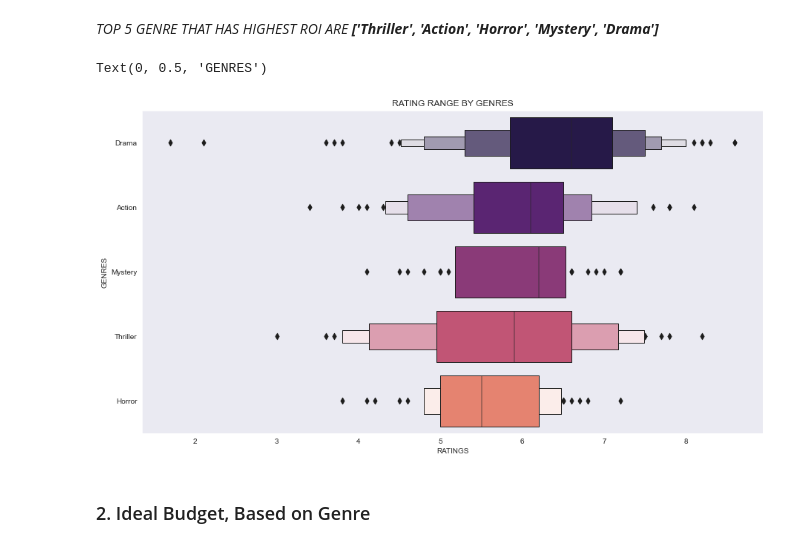
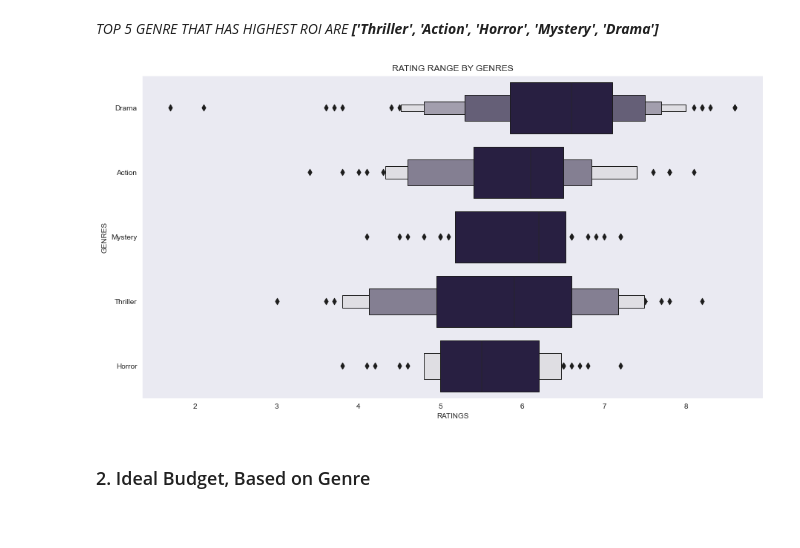
Before and after one commit to avithekkc/P1-moive-data-analysis, a Jupyter notebook: data-visualization.ipynb, the cells around one changed output. Saved outputs shown, nothing was run; the diff lists cells and outputs as text; code cells hidden in the pictures.

```diff
--- a/data-visualization.ipynb
+++ b/data-visualization.ipynb
@@ -218,14 +216,13 @@ for i, r in df.iterrows():
 df_ratings = pd.DataFrame({'genre':genre_,'rating':rating_})
 # %%
 plt.subplots(figsize=(15,8))
-sns.boxenplot(data=df_ratings,x=df_ratings['rating'],y=df_ratings['genre'])
+sns.boxenplot(data=df_ratings,x=df_ratings['rating'],y=df_ratings['genre'],color='#261947')
 plt.title("RATING RANGE BY GENRES")
 plt.xlabel('RATINGS')
 plt.ylabel('GENRES')
 #plt.savefig('images/rating_genre.jpg')
 # %% [output]
-Text(0, 0.5, 'GENRES')
-[figure, old version]
+[figure, new version]
 # %% [markdown]
 ### 2. Ideal Budget, Based on Genre
 # %% [markdown]
```
Also changed, not shown: parts of 3 cells of this notebook, 6 other files.
